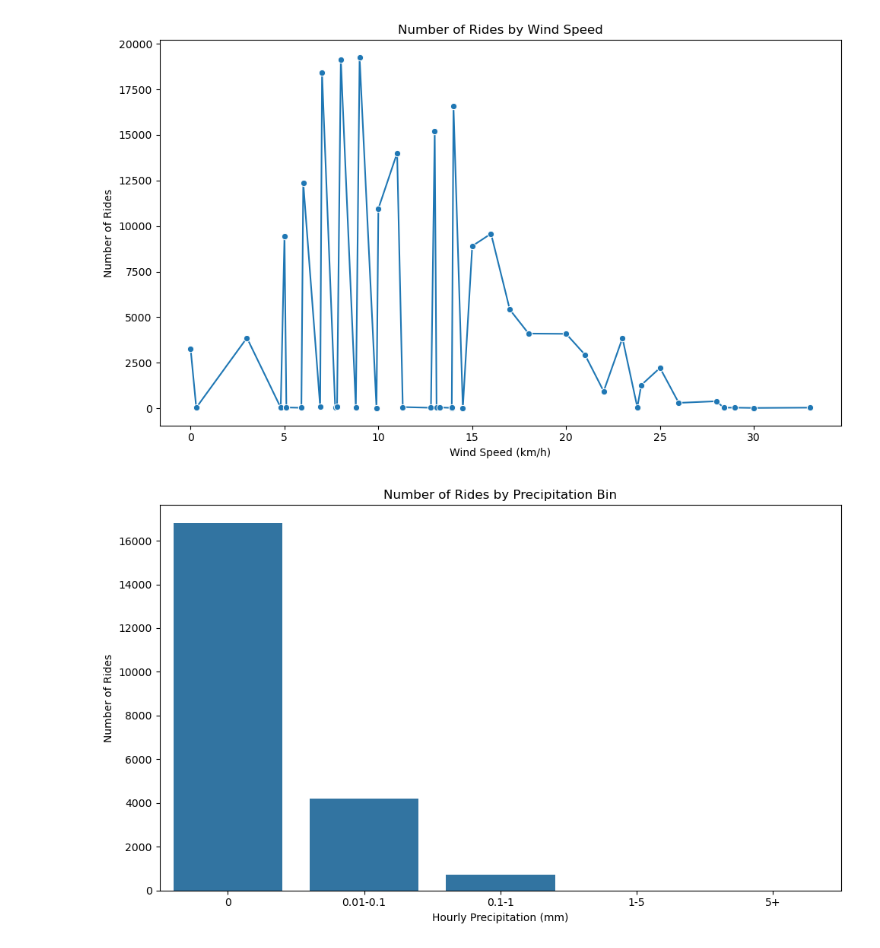
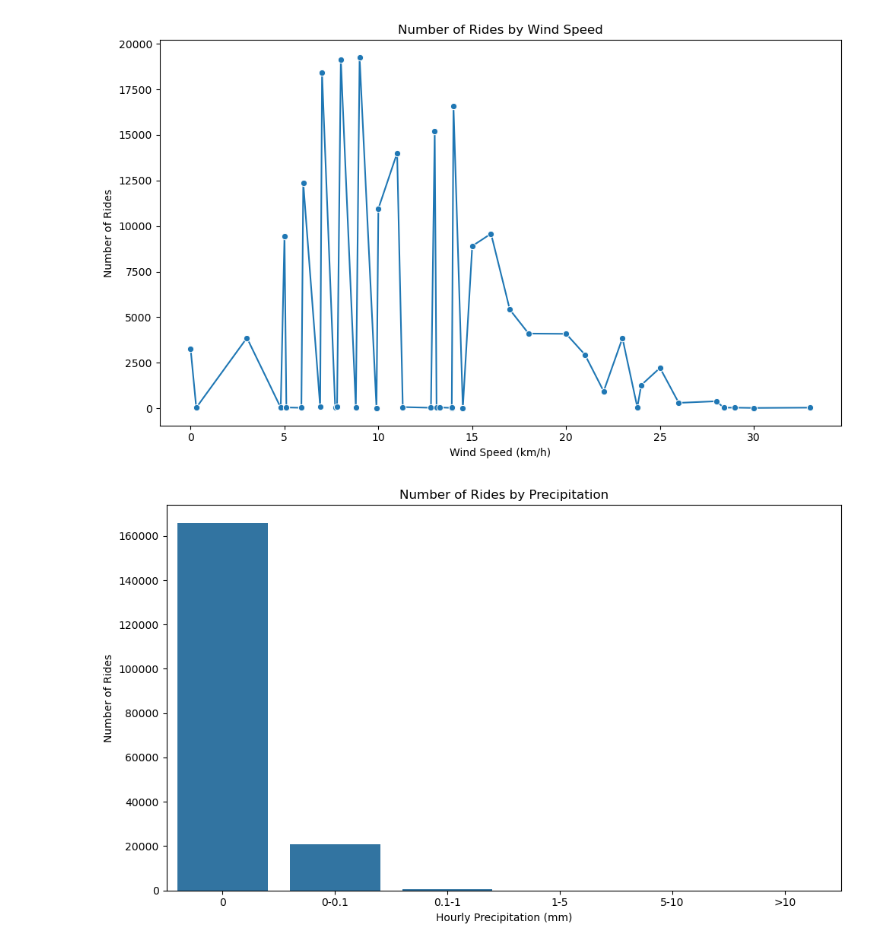
Before and after one commit to kbui-03/ChicagoBikeProject, a Jupyter notebook: Chicago_weather.ipynb, the cells around one changed output. Drawn from its saved outputs; the diff is of its cells as text; code cells hidden in the pictures.

Commit message:
Latest version Weather Data

```diff
--- a/Chicago_weather.ipynb
+++ b/Chicago_weather.ipynb
@@ -55,7 +55,8 @@ weather.head()
 # %%
 
 #weather = pd.read_csv('data/Data_Weather_Mweather_20190301_20190331.csv')
-print(weather.columns)
+weather.columns = weather.columns.str.replace('"', '').str.strip()
+weather = weather.applymap(lambda x: x.replace('"', '').strip() if isinstance(x, str) else x)
 weather = weather[['DATE', 'HourlyDryBulbTemperature', 'HourlyPrecipitation', 'HourlyWindSpeed']]
 n = 5
 weather.head()
@@ -151,12 +144,19 @@ Index(['DATE', 'HourlyDryBulbTemperature', 'HourlyPrecipitation',
 # %%
 import pandas as pd
 
-divvy = pd.read_csv('Divvy_Trips_Chicago.csv', parse_dates=['START TIME', 'STOP TIME'])
+divvy = pd.read_csv('Divvy_Trips_Chicago.csv')
+
+divvy.columns = divvy.columns.str.replace('"', '').str.strip()
+divvy = divvy.applymap(lambda x: x.replace('"', '').strip() if isinstance(x, str) else x)
+
+divvy['START TIME'] = pd.to_datetime(divvy['START TIME'])
+divvy['STOP TIME'] = pd.to_datetime(divvy['STOP TIME'])
+
 divvy['datetime_hour'] = divvy['START TIME'].dt.floor('h')
 divvy = divvy[(divvy['datetime_hour'] >= '2019-03-01') & (divvy['datetime_hour'] < '2019-04-01')]
 weather['datetime_hour'] = pd.to_datetime(weather['DATE']).dt.floor('h')
 merged = pd.merge(divvy, weather, on='datetime_hour', how='left')
-#Check
+
 print(merged.shape)
 print(merged[['HourlyDryBulbTemperature', 'HourlyPrecipitation', 'HourlyWindSpeed']].isna().mean())
 # %% [output]
@@ -198,13 +198,16 @@ plt.show()
 [figure]
 # %%
 # Count number of rides per precipitation
+precip_bins = [-0.01, 0, 0.1, 1, 5, 10, 100]
+precip_labels = ['0', '0-0.1', '0.1-1', '1-5', '5-10', '>10']
+merged['precip_bin'] = pd.cut(merged['HourlyPrecipitation'], bins=precip_bins, labels=precip_labels)
 precip_counts = merged.groupby('precip_bin').size().reset_index(name='ride_count')
 plt.figure(figsize=(10, 6))
 sns.barplot(data=precip_counts, x='precip_bin', y='ride_count')
 plt.title('Number of Rides by Precipitation')
 plt.xlabel('Hourly Precipitation (mm)')
 plt.ylabel('Number of Rides')
 plt.tight_layout()
 plt.show()
 # %% [output]
-[figure, old version]
+[figure, new version]
```
Also changed, not shown: parts of 5 cells of this notebook.
